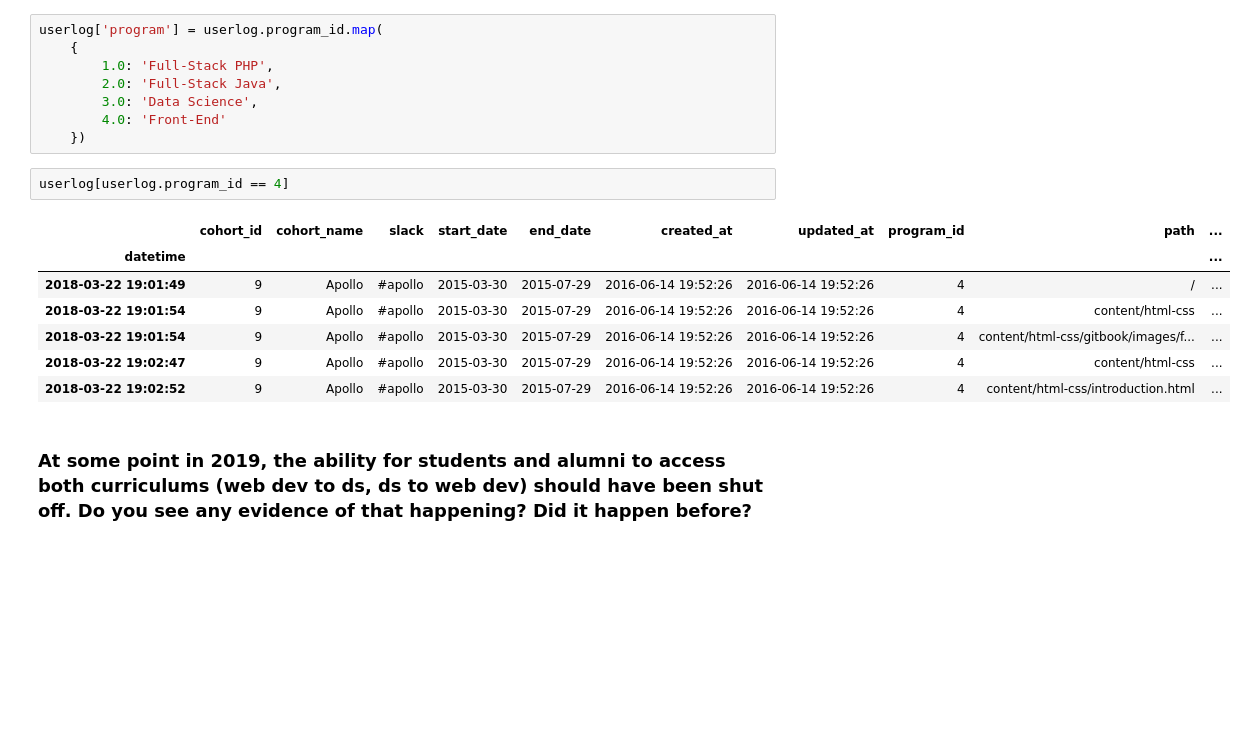
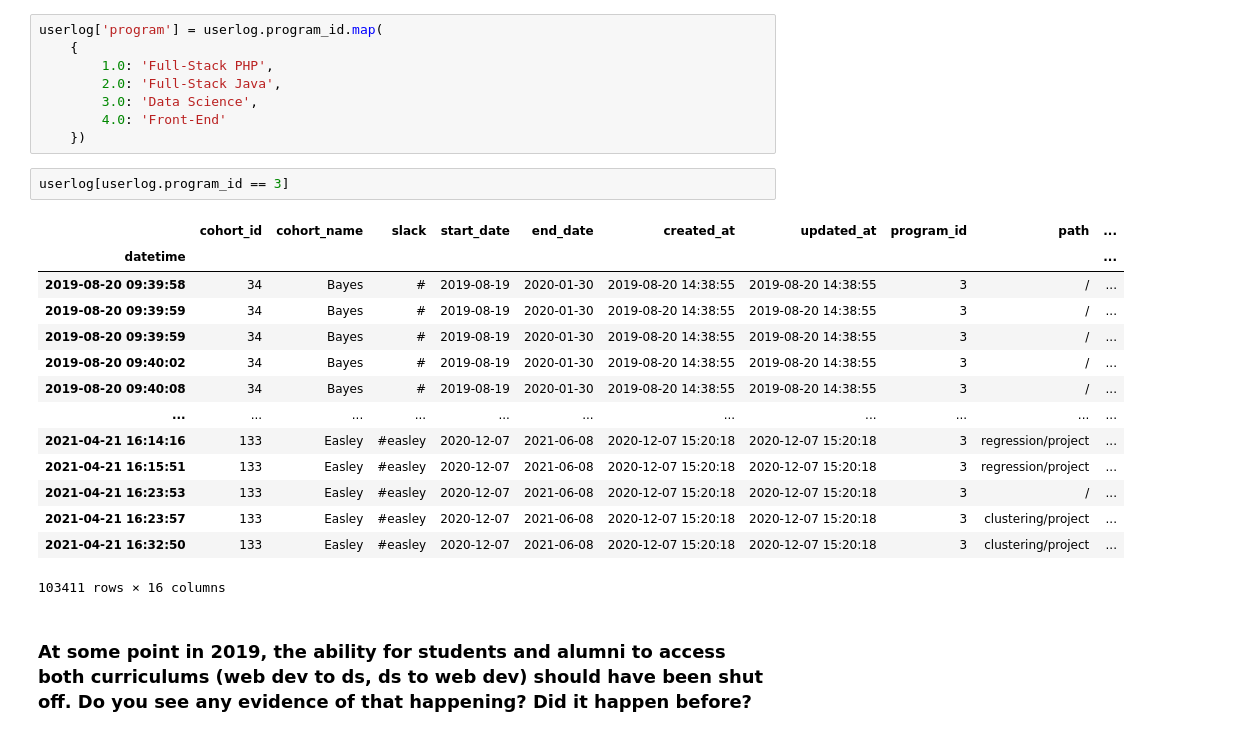
Before and after one commit to AnomalySweeper/user-log-anomaly-detection, a Jupyter notebook: bts-student-log-project-workflow-Copy1.ipynb, the cells around one changed output. Cells and saved outputs as stored; diff of their text form; blank space fills up the shorter version.

```diff
--- a/bts-student-log-project-workflow-Copy1.ipynb
+++ b/bts-student-log-project-workflow-Copy1.ipynb
@@ -176,15 +176,22 @@ userlog['program'] = userlog.program_id.map(
         4.0: 'Front-End'
     })
 # %%
-userlog[userlog.program_id == 4]
+userlog[userlog.program_id == 3]
 # %% [output]
 |  | cohort_id | cohort_name | slack | start_date | end_date | created_at | updated_at | program_id | path | ... |
 | datetime |  |  |  |  |  |  |  |  |  | ... |
-| 2018-03-22 19:01:49 | 9 | Apollo | #apollo | 2015-03-30 | 2015-07-29 | 2016-06-14 19:52:26 | 2016-06-14 19:52:26 | 4 | / | ... |
-| 2018-03-22 19:01:54 | 9 | Apollo | #apollo | 2015-03-30 | 2015-07-29 | 2016-06-14 19:52:26 | 2016-06-14 19:52:26 | 4 | content/html-css | ... |
-| 2018-03-22 19:01:54 | 9 | Apollo | #apollo | 2015-03-30 | 2015-07-29 | 2016-06-14 19:52:26 | 2016-06-14 19:52:26 | 4 | content/html-css/gitbook/images/f... | ... |
-| 2018-03-22 19:02:47 | 9 | Apollo | #apollo | 2015-03-30 | 2015-07-29 | 2016-06-14 19:52:26 | 2016-06-14 19:52:26 | 4 | content/html-css | ... |
-| 2018-03-22 19:02:52 | 9 | Apollo | #apollo | 2015-03-30 | 2015-07-29 | 2016-06-14 19:52:26 | 2016-06-14 19:52:26 | 4 | content/html-css/introduction.html | ... |
+| 2019-08-20 09:39:58 | 34 | Bayes | # | 2019-08-19 | 2020-01-30 | 2019-08-20 14:38:55 | 2019-08-20 14:38:55 | 3 | / | ... |
+| 2019-08-20 09:39:59 | 34 | Bayes | # | 2019-08-19 | 2020-01-30 | 2019-08-20 14:38:55 | 2019-08-20 14:38:55 | 3 | / | ... |
+| 2019-08-20 09:39:59 | 34 | Bayes | # | 2019-08-19 | 2020-01-30 | 2019-08-20 14:38:55 | 2019-08-20 14:38:55 | 3 | / | ... |
+| 2019-08-20 09:40:02 | 34 | Bayes | # | 2019-08-19 | 2020-01-30 | 2019-08-20 14:38:55 | 2019-08-20 14:38:55 | 3 | / | ... |
+| 2019-08-20 09:40:08 | 34 | Bayes | # | 2019-08-19 | 2020-01-30 | 2019-08-20 14:38:55 | 2019-08-20 14:38:55 | 3 | / | ... |
+| ... | ... | ... | ... | ... | ... | ... | ... | ... | ... | ... |
+| 2021-04-21 16:14:16 | 133 | Easley | #easley | 2020-12-07 | 2021-06-08 | 2020-12-07 15:20:18 | 2020-12-07 15:20:18 | 3 | regression/project | ... |
+| 2021-04-21 16:15:51 | 133 | Easley | #easley | 2020-12-07 | 2021-06-08 | 2020-12-07 15:20:18 | 2020-12-07 15:20:18 | 3 | regression/project | ... |
+| 2021-04-21 16:23:53 | 133 | Easley | #easley | 2020-12-07 | 2021-06-08 | 2020-12-07 15:20:18 | 2020-12-07 15:20:18 | 3 | / | ... |
+| 2021-04-21 16:23:57 | 133 | Easley | #easley | 2020-12-07 | 2021-06-08 | 2020-12-07 15:20:18 | 2020-12-07 15:20:18 | 3 | clustering/project | ... |
+| 2021-04-21 16:32:50 | 133 | Easley | #easley | 2020-12-07 | 2021-06-08 | 2020-12-07 15:20:18 | 2020-12-07 15:20:18 | 3 | clustering/project | ... |
+103411 rows × 16 columns
 # %% [markdown]
 ### At some point in 2019, the ability for students and alumni to access both curriculums (web dev to ds, ds to web dev) should have been shut off. Do you see any evidence of that happening? Did it happen before?
 # %%
```
Also changed, not shown: parts of 57 cells of this notebook.
